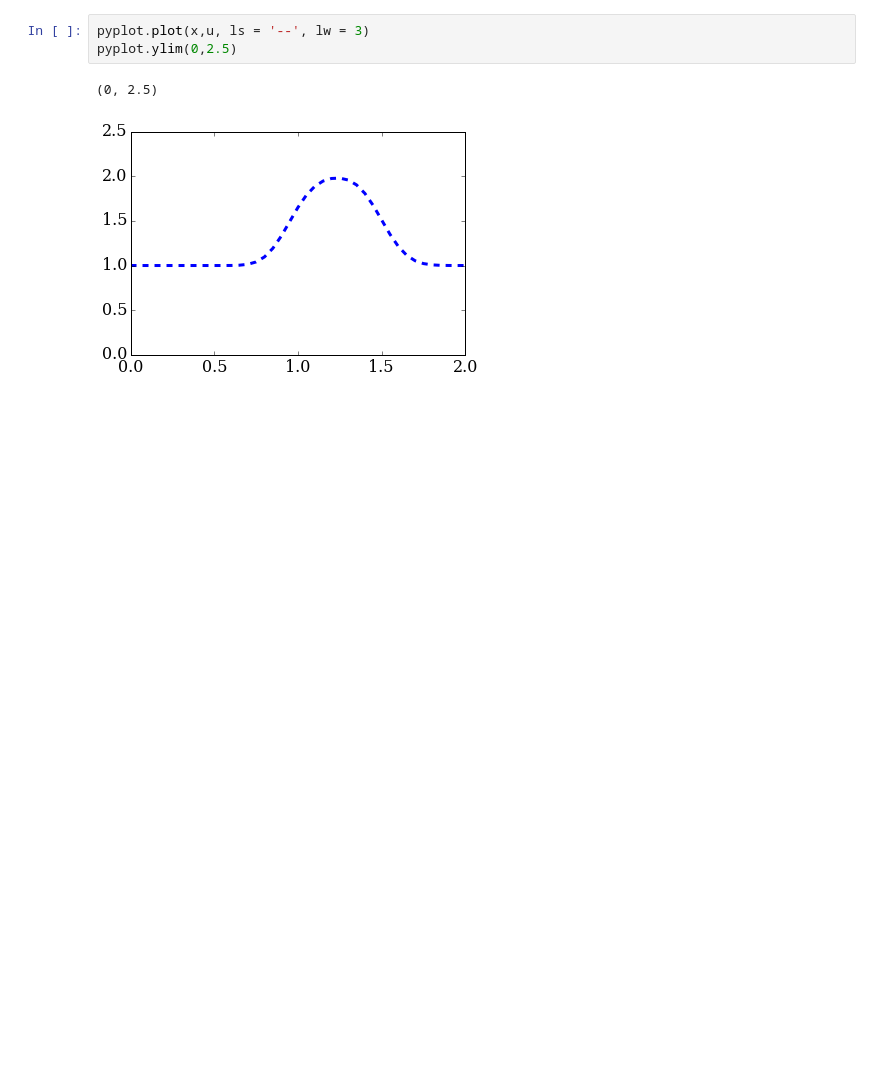
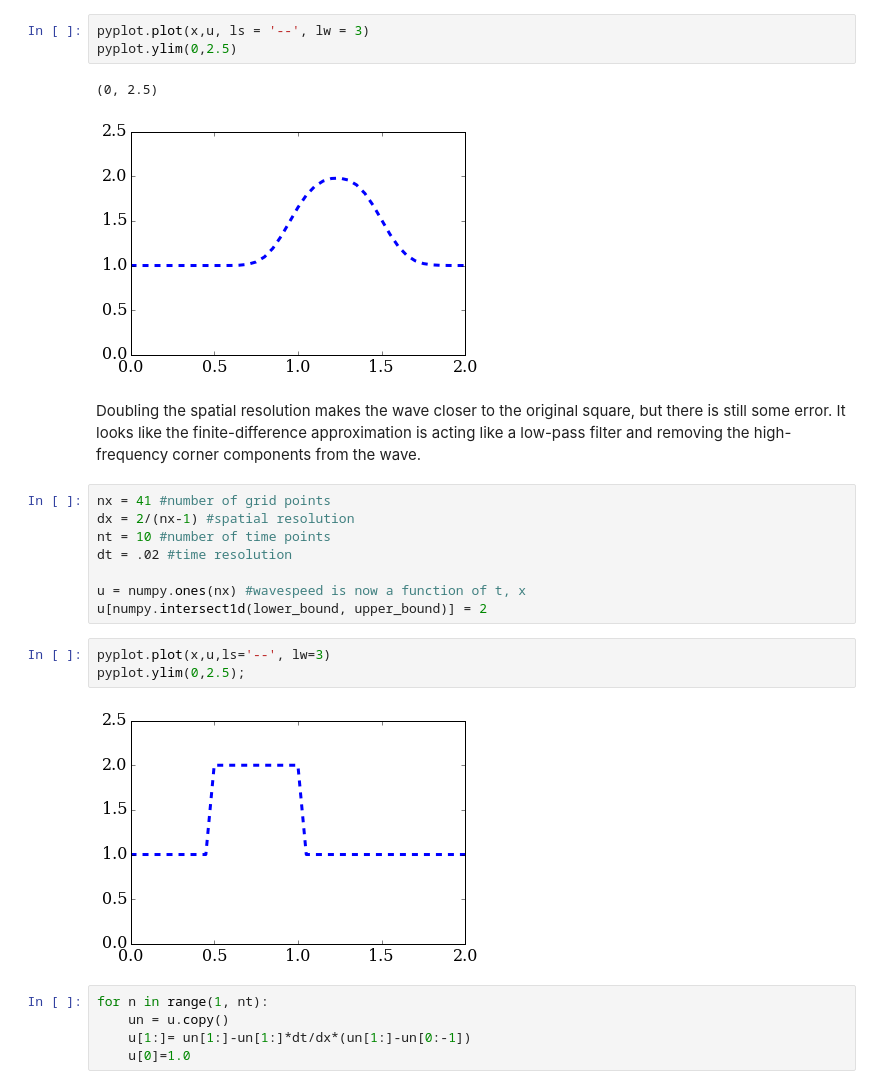
Before and after one commit to rbds/Numerical_Methods_working_folder, a Jupyter notebook: lessons/01_phugoid/02_01 Working Folder.ipynb, the cells around one changed output. Cells and saved outputs as stored; diff of their text form; blank space fills up the shorter version.

```diff
--- a/lessons/01_phugoid/02_01 Working Folder.ipynb
+++ b/lessons/01_phugoid/02_01 Working Folder.ipynb
@@ -50,3 +50,23 @@ pyplot.ylim(0,2.5)
 # %% [output]
 (0, 2.5)
 [figure]
+# %% [markdown]
+Doubling the spatial resolution makes the wave closer to the original square, but there is still some error. It looks like the finite-difference approximation is acting like a low-pass filter and removing the high-frequency corner components from the wave.
+# %%
+nx = 41 #number of grid points
+dx = 2/(nx-1) #spatial resolution
+nt = 10 #number of time points
+dt = .02 #time resolution
+
+u = numpy.ones(nx) #wavespeed is now a function of t, x
+u[numpy.intersect1d(lower_bound, upper_bound)] = 2
+# %%
+pyplot.plot(x,u,ls='--', lw=3)
+pyplot.ylim(0,2.5);
+# %% [output]
+[figure, added]
+# %%
+for n in range(1, nt):
+    un = u.copy()
+    u[1:]= un[1:]-un[1:]*dt/dx*(un[1:]-un[0:-1])
+    u[0]=1.0
```
Also changed, not shown: parts of 1 cell of this notebook, 1 other file.
